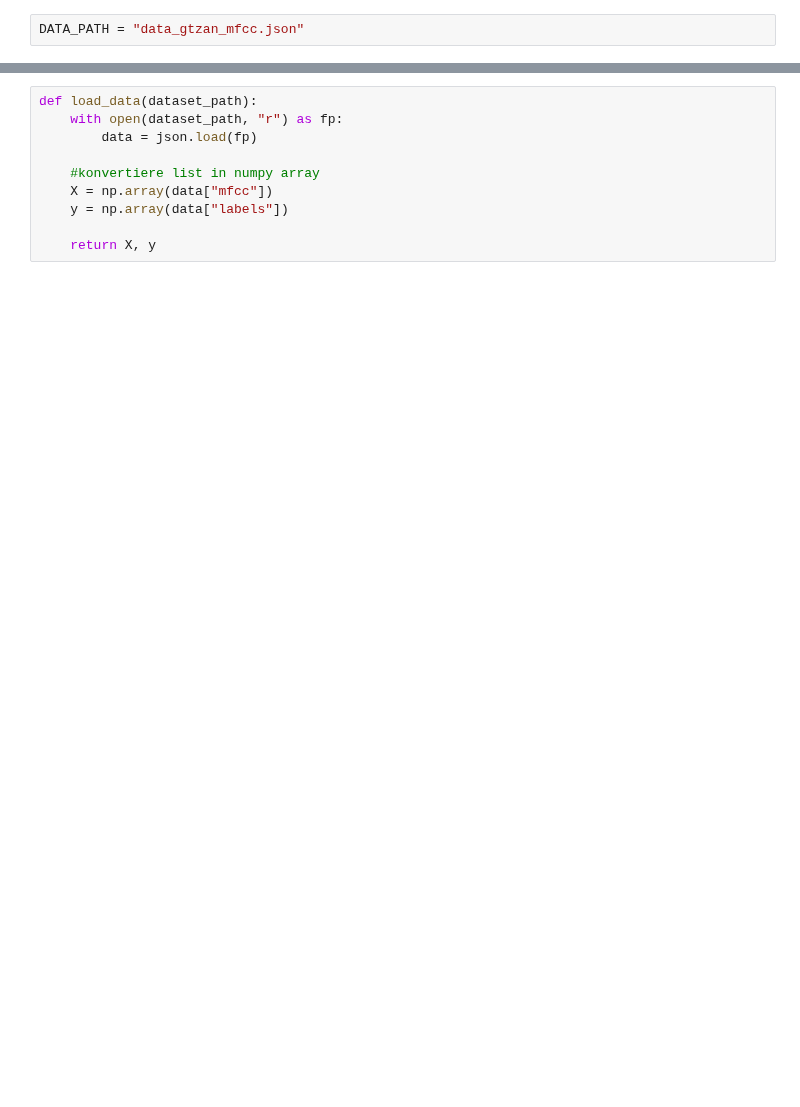
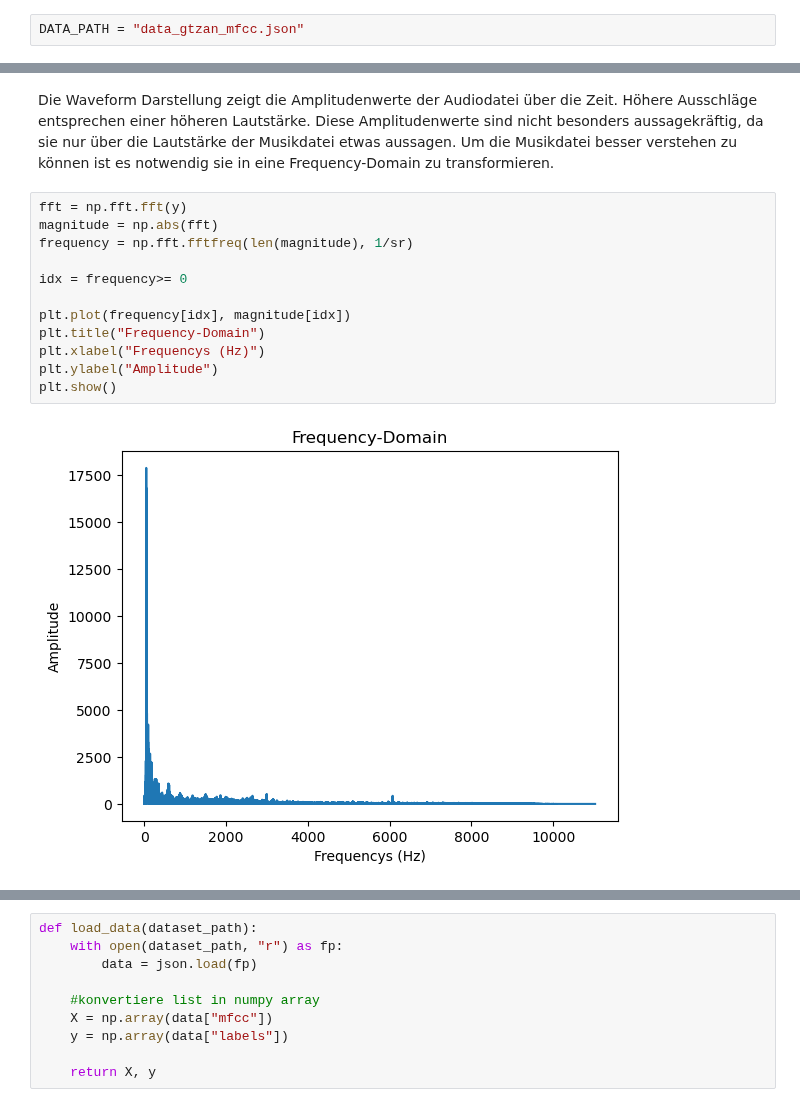
Before and after one commit to Joelito27/EDS_AI_JJ, a Jupyter notebook: Genre_Classification.ipynb, the cells around one changed output, grey strips where cells are left out. Saved outputs shown, nothing was run; the diff lists cells and outputs as text; blank space fills up the shorter version.

```diff
--- a/Genre_Classification.ipynb
+++ b/Genre_Classification.ipynb
@@ -19,0 +55,16 @@ DATA_PATH = "data_gtzan_mfcc.json"
+# %% [markdown]
+Die Waveform Darstellung zeigt die Amplitudenwerte der Audiodatei über die Zeit. Höhere Ausschläge entsprechen einer höheren Lautstärke. Diese Amplitudenwerte sind nicht besonders aussagekräftig, da sie nur über die Lautstärke der Musikdatei etwas aussagen. Um die Musikdatei besser verstehen zu können ist es notwendig sie in eine Frequency-Domain zu transformieren.
+# %%
+fft = np.fft.fft(y)
+magnitude = np.abs(fft)
+frequency = np.fft.fftfreq(len(magnitude), 1/sr)
+
+idx = frequency>= 0
+
+plt.plot(frequency[idx], magnitude[idx])
+plt.title("Frequency-Domain")
+plt.xlabel("Frequencys (Hz)")
+plt.ylabel("Amplitude")
+plt.show()
+# %% [output]
+[figure, added]
```
Also changed, not shown: parts of 53 cells of this notebook, 2 other files.
